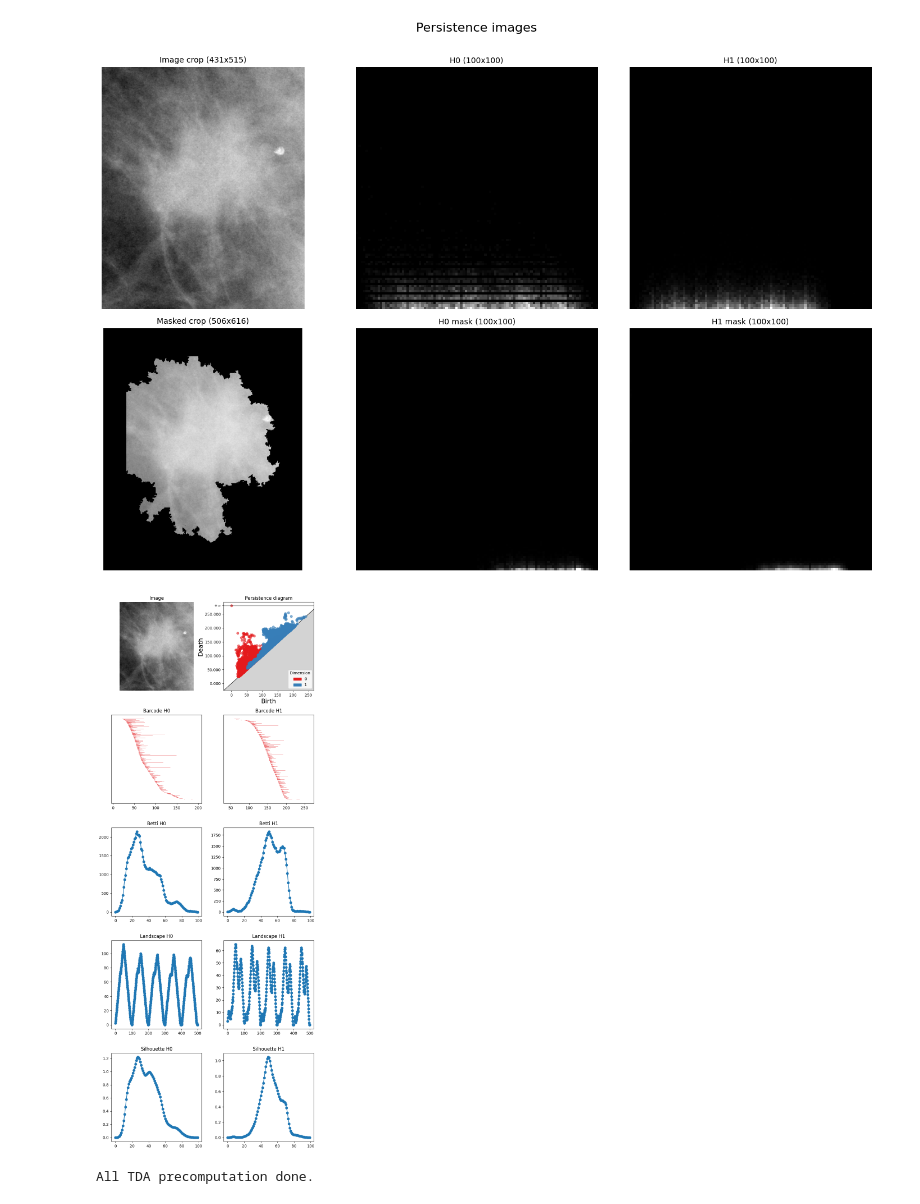
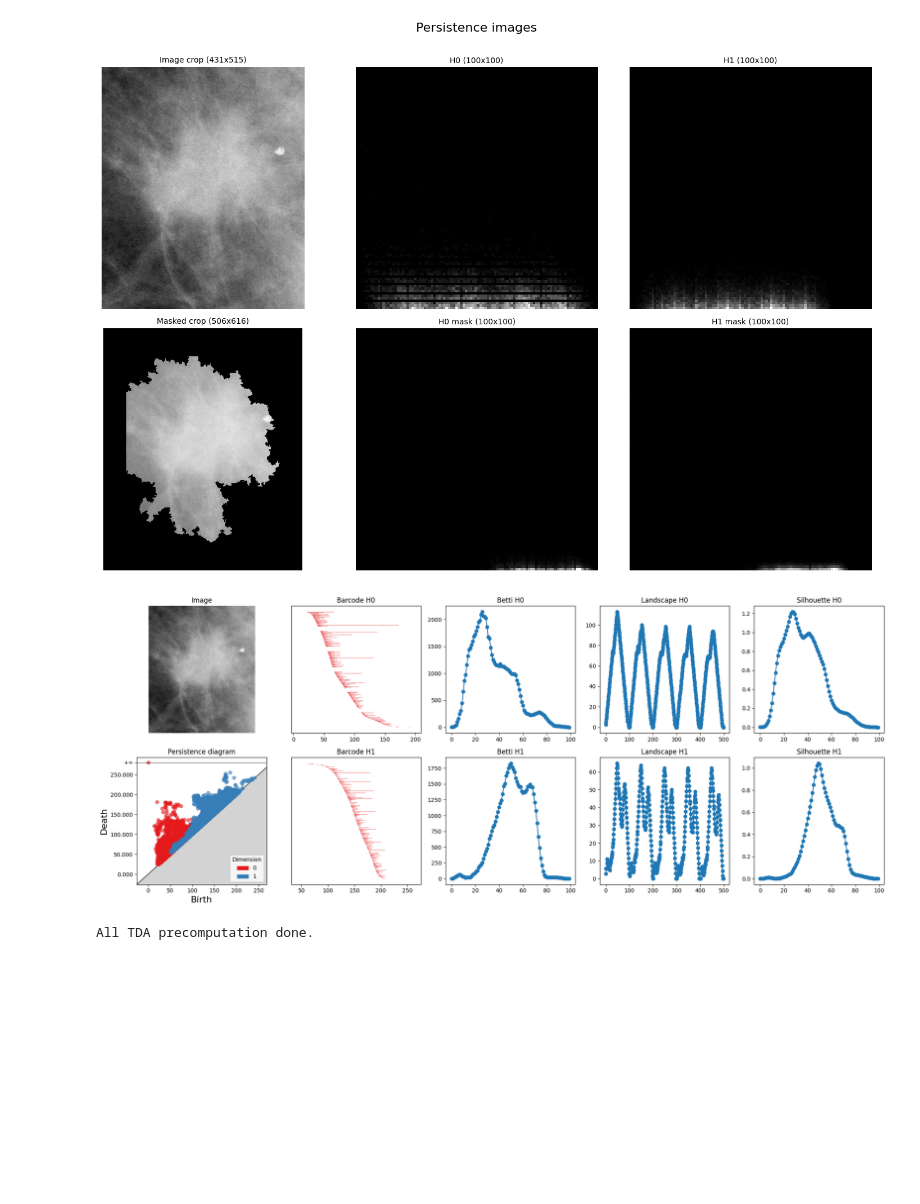
Before and after one commit to EstherRH00/TDA_Visual_Transformer, a Jupyter notebook: notebook.ipynb, the cells around one changed output. Saved outputs shown, nothing was run; the diff lists cells and outputs as text; code cells hidden in the pictures; blank space fills up the shorter version.

```diff
--- a/notebook.ipynb
+++ b/notebook.ipynb
@@ -475,51 +485,47 @@ n_landscapes = 5
 reprs = {
     "Betti": lambda p: gd.representations.BettiCurve(resolution=resolution)(p).flatten(),
     "Landscape": lambda p: gd.representations.Landscape(num_landscapes=n_landscapes, resolution=resolution)(p).flatten(),
     "Silhouette": lambda p: gd.representations.Silhouette(resolution=resolution)(p).flatten()
 }
 
 features = {
     dim: {name: fn(diagrams[dim]) for name, fn in reprs.items()}
     for dim in diagrams
 }
 
 # --- Plot ---
-fig, axes = plt.subplots(5, 2, figsize=(8, 20))
+fig, axes = plt.subplots(2, 5, figsize=(20, 8))
 
-# Row 0: image + diagram
+# Column 0: image + diagram
 axes[0, 0].imshow(cropped_mammogram_mass, cmap='gray')
 axes[0, 0].set_title('Image')
 axes[0, 0].axis('off')
 
-gd.plot_persistence_diagram(persistence, legend=True, axes=axes[0, 1])
-axes[0, 1].set_title('Persistence diagram')
+gd.plot_persistence_diagram(persistence, legend=True, axes=axes[1, 0])
+axes[1, 0].set_title('Persistence diagram')
 
-# Row 1: barcodes
+# Column 1: barcodes
 for dim in [0, 1]:
-    gd.plot_persistence_barcode(diagrams[dim], axes=axes[1, dim])
-    axes[1, dim].set_title(f'Barcode H{dim}')
+    gd.plot_persistence_barcode(diagrams[dim], axes=axes[dim, 1])
+    axes[dim, 1].set_title(f'Barcode H{dim}')
 
-# Rows 2–4: features
-row = 2
+# Columns 2–4: features
+column = 2
 for name in ["Betti", "Landscape", "Silhouette"]:
     for dim in [0, 1]:
         y = features[dim][name]
 
-        if name == "Betti" and row == 3:
-            y = y.cumsum(0)
-            title = f'{name} H{dim} (cumsum)'
-        else:
-            title = f'{name} H{dim}'
+        title = f'{name} H{dim}'
 
-        axes[row, dim].plot(y, marker='o')
-        axes[row, dim].set_title(title)
+        axes[dim, column].plot(y, marker='o')
+        axes[dim, column].set_title(title)
 
-    row += 1
+    column += 1
 
 plt.tight_layout()
 plt.show()
 # %% [output]
-[figure, old version]
+[figure, new version]
 # %%
 MASS_TRAIN_SAVE_DIR = "data/raw_np/mass_train"
 MASS_TEST_SAVE_DIR = "data/raw_np/mass_test"
```
Also changed, not shown: parts of 25 cells of this notebook, 5 other files.
